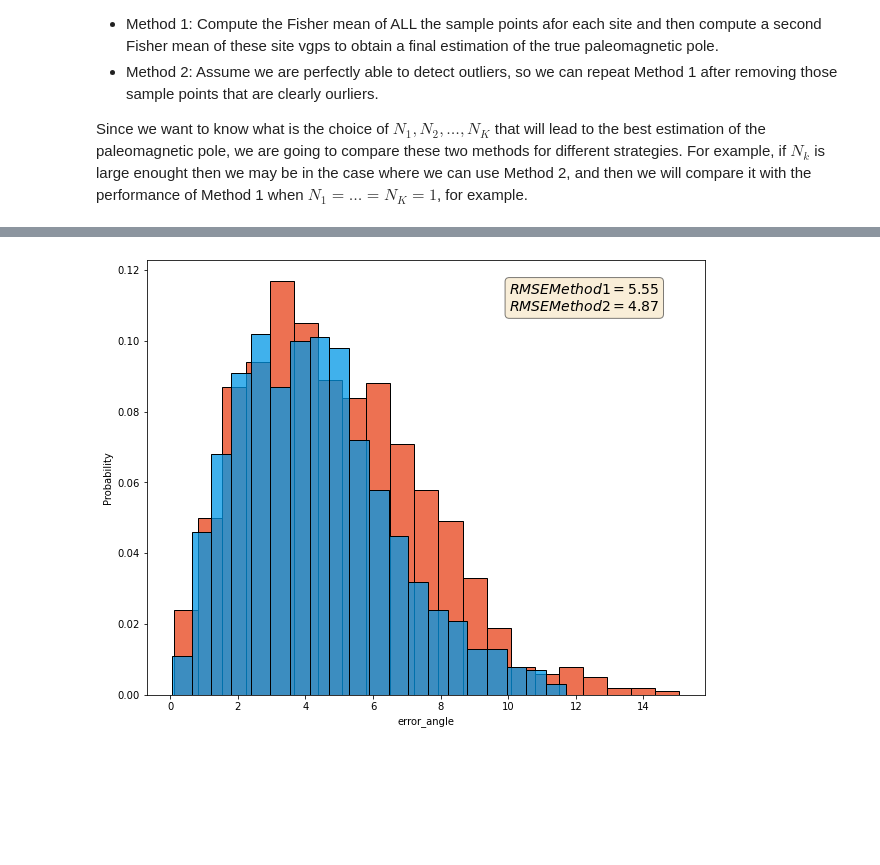
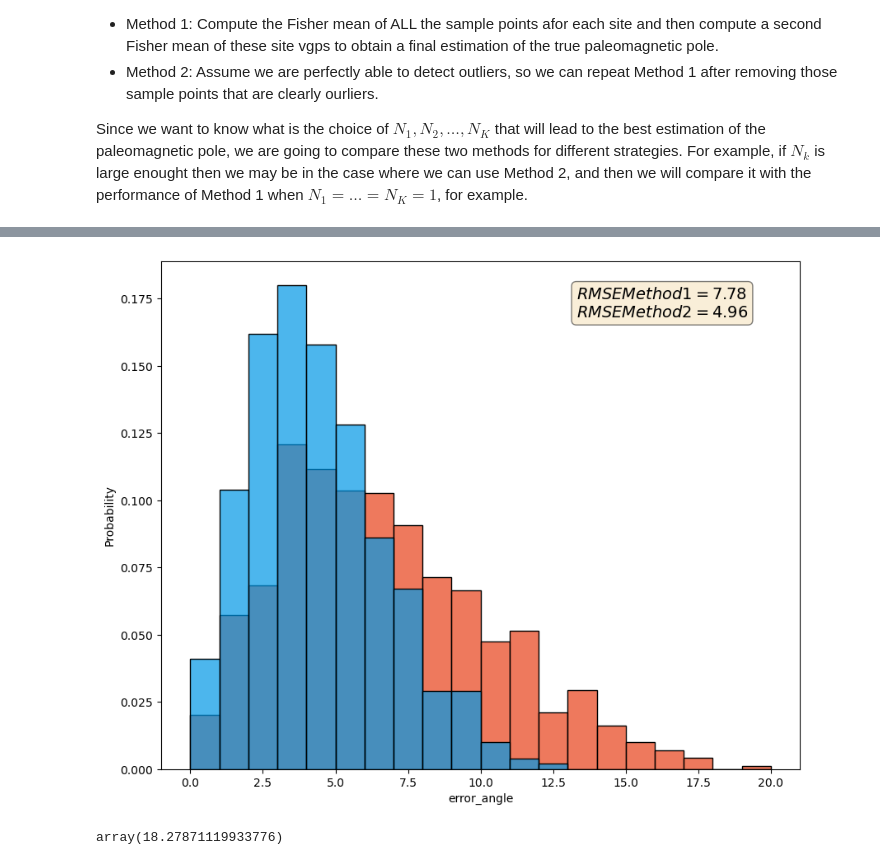
Before and after one commit to PolarWandering/PaleoSampling, a Jupyter notebook: Sampling_comparision.ipynb, the cells around one changed output, grey strips where cells are left out. Drawn from its saved outputs; the diff is of its cells as text; code cells hidden in the pictures; blank space fills up the shorter version.

Commit message:
change params

```diff
--- a/Sampling_comparision.ipynb
+++ b/Sampling_comparision.ipynb
@@ -35,25 +40,29 @@ Since we want to know what is the choice of $N_1, N_2, \ldots, N_K$ that will le
 # %%
 %%time
 
-kappa_within_site = 10
-latitude = 45
+angular_dispersio_within_site = 10 # degrees
+kappa_within_site = smp.angular2kappa(angular_dispersio_within_site)
+latitude = 85
 outlier_rate = 0.05
-N = 100
+N = 50
 n_iters = 1000
 
 params1 = smp.Params(kappa_within_site=kappa_within_site,
-                 site_lat=latitude,
-                 outlier_rate=outlier_rate,
-                 N_per_site=2,
-                 N=N,
-                 site_long=0.0)
+                     site_lat=latitude,
+                     outlier_rate=outlier_rate,
+                     n=10,
+                     k=5,
+                     site_lon=0.0)
 
 params2 = smp.Params(kappa_within_site=kappa_within_site,
-                 site_lat=latitude,
-                 outlier_rate=outlier_rate,
-                 N_per_site=1,
-                 N=N,
-                 site_long=0.0)
+                     site_lat=latitude,
+                     outlier_rate=outlier_rate,
+                     n=50,
+                     k=1,
+                     site_lon=0.0)
+
+assert params1.n * params1.k == N
+assert params2.n * params2.k == N
 
 df_standard = smp.simulate_estimations(params1, n_iters=n_iters, ignore_outliers=True)
 df_simple_sample = smp.simulate_estimations(params2, n_iters=n_iters, ignore_outliers=False)
@@ -63,15 +72,19 @@ Wall time: 3min 32s
 # %%
 fig, axes = plt.subplots(nrows=1, ncols=1, figsize=(10,8))
 
-sns.histplot(df_standard.error_angle, ax=axes, color='#e84118', stat='probability')#, binwidth=5, binrange=(0,90), alpha=.7)
-sns.histplot(df_simple_sample.error_angle, ax=axes, color='#0097e6', stat='probability')#, binwidth=5, binrange=(0,90), alpha=.7)
+sns.histplot(df_standard.error_angle, ax=axes, color='#e84118', stat='probability', binwidth=1, binrange=(0,20), alpha=.7)
+sns.histplot(df_simple_sample.error_angle, ax=axes, color='#0097e6', stat='probability', binwidth=1, binrange=(0,20), alpha=.7)
 
 textstr = '\n'.join((
 r'$RMSE Method 1=%.2f$' % (np.mean(df_standard.error_angle**2)**.5, ),
 r'$RMSE Method 2=%.2f$' % (np.mean(df_simple_sample.error_angle**2)**.5, )))
 props = dict(boxstyle='round', facecolor='wheat', alpha=0.5)
 # place a text box in upper left in axes coords
 plt.text(0.65, 0.95, textstr, transform=axes.transAxes, fontsize=14,
         verticalalignment='top', bbox=props);
 # %% [output]
-[figure, old version]
+[figure, new version]
+# %%
+smp.kappa2angular(20)
+# %% [output]
+array(18.27871119933776)
```
Also changed, not shown: parts of 3 cells of this notebook, 1 other file.
